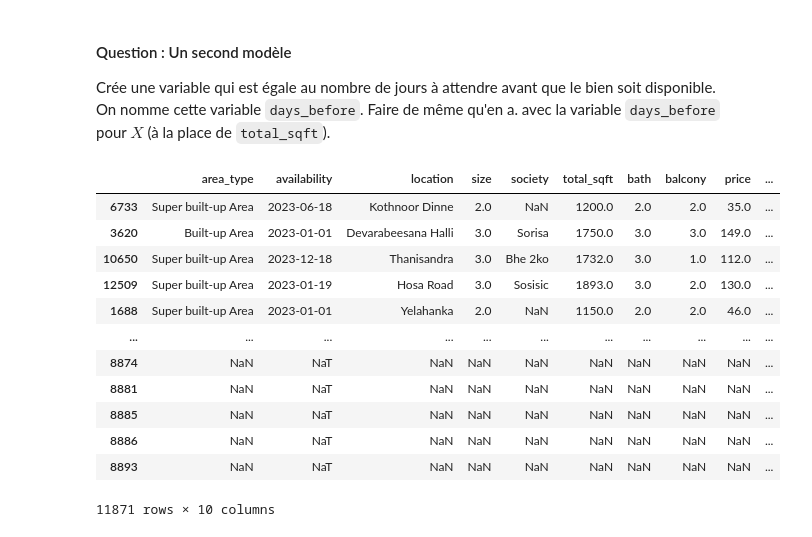
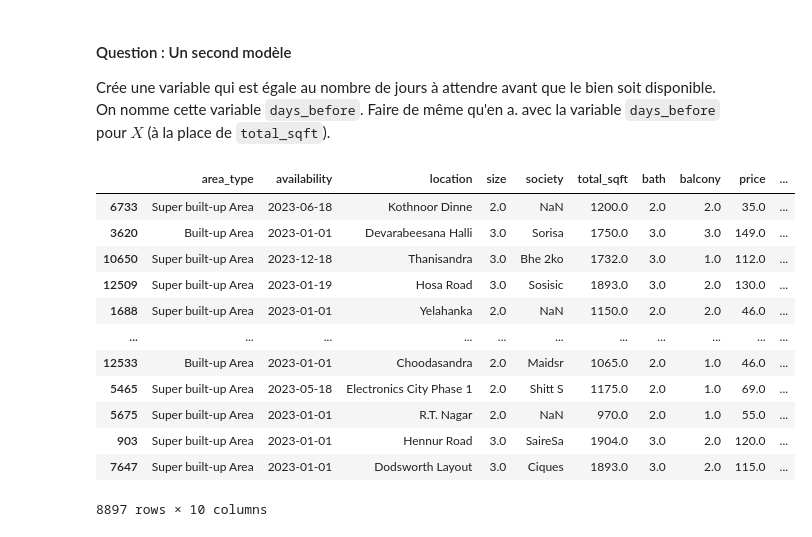
Before and after one commit to MateoDubernet/data-science-project-2, a Jupyter notebook: projet.ipynb, the cells around one changed output. Cells and saved outputs as stored; diff of their text form; code cells hidden in the pictures.

Commit message:
Update projet.ipynb
[FIX] problème de type sur la variable d'entrée days_before du modele de regression linéaire

```diff
--- a/projet.ipynb
+++ b/projet.ipynb
@@ -489,23 +489,20 @@ Faire de même qu'en a. avec la variable `days_before` pour $X$ (à la place de
 # %%
 today =  datetime.date(2023, 1, 1)
 today = pd.to_datetime(today)
-df_train['days_before'] = df_train['availability'] - today
+df_train['days_before'] = (df_train['availability'] - today).dt.total_seconds() / 86400.0
+df_train
+# %% [output]
+|  | area_type | availability | location | size | society | total_sqft | bath | balcony | price | ... |
+| 6733 | Super built-up Area | 2023-06-18 | Kothnoor Dinne | 2.0 | NaN | 1200.0 | 2.0 | 2.0 | 35.0 | ... |
+| 3620 | Built-up Area | 2023-01-01 | Devarabeesana Halli | 3.0 | Sorisa | 1750.0 | 3.0 | 3.0 | 149.0 | ... |
+| 10650 | Super built-up Area | 2023-12-18 | Thanisandra | 3.0 | Bhe 2ko | 1732.0 | 3.0 | 1.0 | 112.0 | ... |
+| 12509 | Super built-up Area | 2023-01-19 | Hosa Road | 3.0 | Sosisic | 1893.0 | 3.0 | 2.0 | 130.0 | ... |
+| 1688 | Super built-up Area | 2023-01-01 | Yelahanka | 2.0 | NaN | 1150.0 | 2.0 | 2.0 | 46.0 | ... |
+| ... | ... | ... | ... | ... | ... | ... | ... | ... | ... | ... |
+| 12533 | Built-up Area | 2023-01-01 | Choodasandra | 2.0 | Maidsr | 1065.0 | 2.0 | 1.0 | 46.0 | ... |
+| 5465 | Super built-up Area | 2023-05-18 | Electronics City Phase 1 | 2.0 | Shitt S | 1175.0 | 2.0 | 1.0 | 69.0 | ... |
+| 5675 | Super built-up Area | 2023-01-01 | R.T. Nagar | 2.0 | NaN | 970.0 | 2.0 | 1.0 | 55.0 | ... |
+| 903 | Super built-up Area | 2023-01-01 | Hennur Road | 3.0 | SaireSa | 1904.0 | 3.0 | 2.0 | 120.0 | ... |
+| 7647 | Super built-up Area | 2023-01-01 | Dodsworth Layout | 3.0 | Ciques | 1893.0 | 3.0 | 2.0 | 115.0 | ... |
+8897 rows × 10 columns
-# %%
-for index, timespan in enumerate(df_train['days_before']):
-    df_train.loc[index, 'days_before'] = timespan.days
-df_train
-# %% [output]
-|  | area_type | availability | location | size | society | total_sqft | bath | balcony | price | ... |
-| 6733 | Super built-up Area | 2023-06-18 | Kothnoor Dinne | 2.0 | NaN | 1200.0 | 2.0 | 2.0 | 35.0 | ... |
-| 3620 | Built-up Area | 2023-01-01 | Devarabeesana Halli | 3.0 | Sorisa | 1750.0 | 3.0 | 3.0 | 149.0 | ... |
-| 10650 | Super built-up Area | 2023-12-18 | Thanisandra | 3.0 | Bhe 2ko | 1732.0 | 3.0 | 1.0 | 112.0 | ... |
-| 12509 | Super built-up Area | 2023-01-19 | Hosa Road | 3.0 | Sosisic | 1893.0 | 3.0 | 2.0 | 130.0 | ... |
-| 1688 | Super built-up Area | 2023-01-01 | Yelahanka | 2.0 | NaN | 1150.0 | 2.0 | 2.0 | 46.0 | ... |
-| ... | ... | ... | ... | ... | ... | ... | ... | ... | ... | ... |
-| 8874 | NaN | NaT | NaN | NaN | NaN | NaN | NaN | NaN | NaN | ... |
-| 8881 | NaN | NaT | NaN | NaN | NaN | NaN | NaN | NaN | NaN | ... |
-| 8885 | NaN | NaT | NaN | NaN | NaN | NaN | NaN | NaN | NaN | ... |
-| 8886 | NaN | NaT | NaN | NaN | NaN | NaN | NaN | NaN | NaN | ... |
-| 8893 | NaN | NaT | NaN | NaN | NaN | NaN | NaN | NaN | NaN | ... |
-11871 rows × 10 columns
 # %%
```
Also changed, not shown: parts of 7 cells of this notebook.
